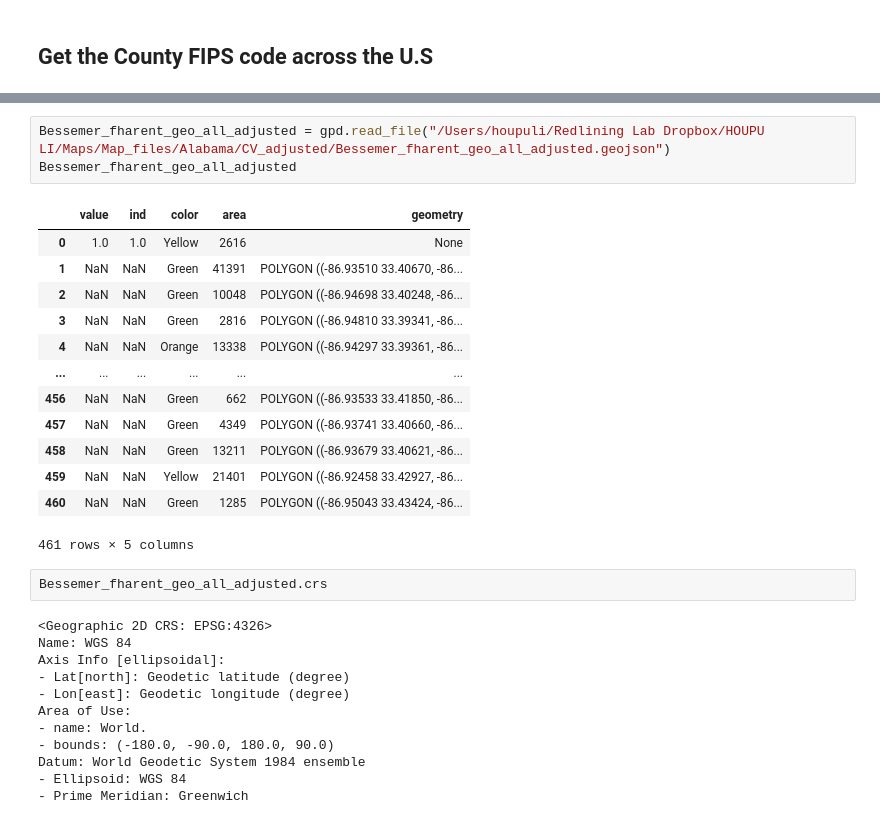
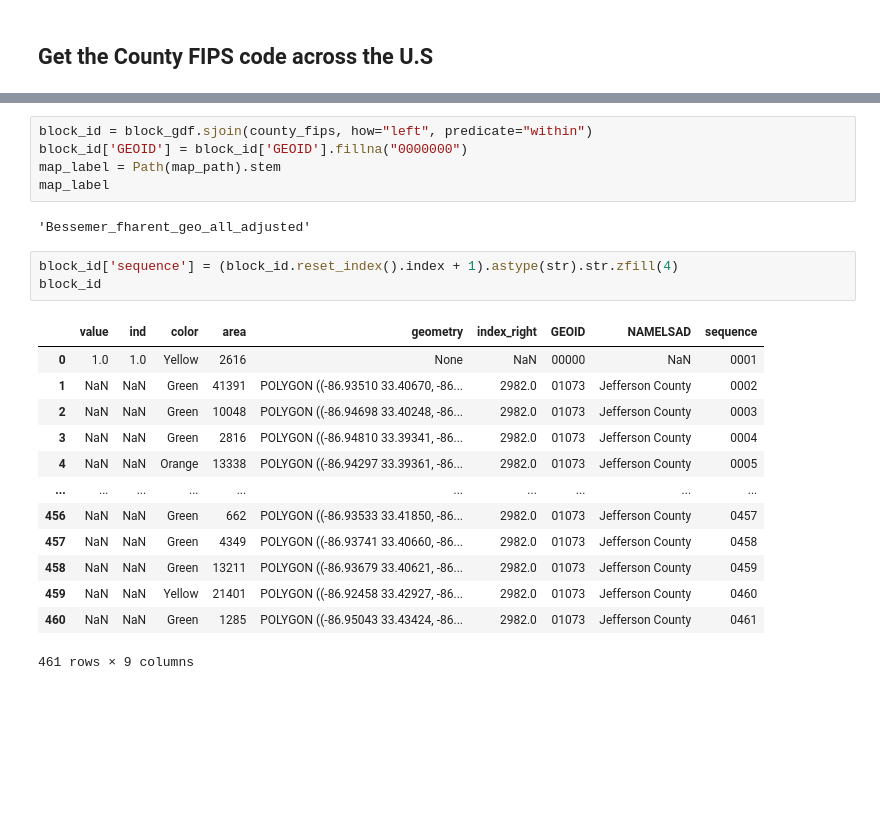
Before and after one commit to HOUPU1993/Redline-Map-Project, a Jupyter notebook: Unique Map name.ipynb, the cells around one changed output, grey strips where cells are left out. Drawn from its saved outputs; the diff is of its cells as text; blank space fills up the shorter version.

```diff
--- a/Unique Map name.ipynb
+++ b/Unique Map name.ipynb
@@ -34,31 +83,24 @@ county_fips
 # %%
-Bessemer_fharent_geo_all_adjusted = gpd.read_file("/Users/houpuli/Redlining Lab Dropbox/HOUPU LI/Maps/Map_files/Alabama/CV_adjusted/Bessemer_fharent_geo_all_adjusted.geojson")
-Bessemer_fharent_geo_all_adjusted
+block_id = block_gdf.sjoin(county_fips, how="left", predicate="within")
+block_id['GEOID'] = block_id['GEOID'].fillna("0000000")
+map_label = Path(map_path).stem
+map_label
 # %% [output]
-|  | value | ind | color | area | geometry |
-| 0 | 1.0 | 1.0 | Yellow | 2616 | None |
-| 1 | NaN | NaN | Green | 41391 | POLYGON ((-86.93510 33.40670, -86... |
-| 2 | NaN | NaN | Green | 10048 | POLYGON ((-86.94698 33.40248, -86... |
-| 3 | NaN | NaN | Green | 2816 | POLYGON ((-86.94810 33.39341, -86... |
-| 4 | NaN | NaN | Orange | 13338 | POLYGON ((-86.94297 33.39361, -86... |
-| ... | ... | ... | ... | ... | ... |
-| 456 | NaN | NaN | Green | 662 | POLYGON ((-86.93533 33.41850, -86... |
-| 457 | NaN | NaN | Green | 4349 | POLYGON ((-86.93741 33.40660, -86... |
-| 458 | NaN | NaN | Green | 13211 | POLYGON ((-86.93679 33.40621, -86... |
-| 459 | NaN | NaN | Yellow | 21401 | POLYGON ((-86.92458 33.42927, -86... |
-| 460 | NaN | NaN | Green | 1285 | POLYGON ((-86.95043 33.43424, -86... |
-461 rows × 5 columns
+'Bessemer_fharent_geo_all_adjusted'
-# %%
-Bessemer_fharent_geo_all_adjusted.crs
-# %% [output]
-<Geographic 2D CRS: EPSG:4326>
-Name: WGS 84
-Axis Info [ellipsoidal]:
-- Lat[north]: Geodetic latitude (degree)
-- Lon[east]: Geodetic longitude (degree)
-Area of Use:
-- name: World.
-- bounds: (-180.0, -90.0, 180.0, 90.0)
-Datum: World Geodetic System 1984 ensemble
-- Ellipsoid: WGS 84
-- Prime Meridian: Greenwich
+# %%
+block_id['sequence'] = (block_id.reset_index().index + 1).astype(str).str.zfill(4)
+block_id
+# %% [output]
+|  | value | ind | color | area | geometry | index_right | GEOID | NAMELSAD | sequence |
+| 0 | 1.0 | 1.0 | Yellow | 2616 | None | NaN | 00000 | NaN | 0001 |
+| 1 | NaN | NaN | Green | 41391 | POLYGON ((-86.93510 33.40670, -86... | 2982.0 | 01073 | Jefferson County | 0002 |
+| 2 | NaN | NaN | Green | 10048 | POLYGON ((-86.94698 33.40248, -86... | 2982.0 | 01073 | Jefferson County | 0003 |
+| 3 | NaN | NaN | Green | 2816 | POLYGON ((-86.94810 33.39341, -86... | 2982.0 | 01073 | Jefferson County | 0004 |
+| 4 | NaN | NaN | Orange | 13338 | POLYGON ((-86.94297 33.39361, -86... | 2982.0 | 01073 | Jefferson County | 0005 |
+| ... | ... | ... | ... | ... | ... | ... | ... | ... | ... |
+| 456 | NaN | NaN | Green | 662 | POLYGON ((-86.93533 33.41850, -86... | 2982.0 | 01073 | Jefferson County | 0457 |
+| 457 | NaN | NaN | Green | 4349 | POLYGON ((-86.93741 33.40660, -86... | 2982.0 | 01073 | Jefferson County | 0458 |
+| 458 | NaN | NaN | Green | 13211 | POLYGON ((-86.93679 33.40621, -86... | 2982.0 | 01073 | Jefferson County | 0459 |
+| 459 | NaN | NaN | Yellow | 21401 | POLYGON ((-86.92458 33.42927, -86... | 2982.0 | 01073 | Jefferson County | 0460 |
+| 460 | NaN | NaN | Green | 1285 | POLYGON ((-86.95043 33.43424, -86... | 2982.0 | 01073 | Jefferson County | 0461 |
+461 rows × 9 columns
```
Also changed, not shown: parts of 9 cells of this notebook.
